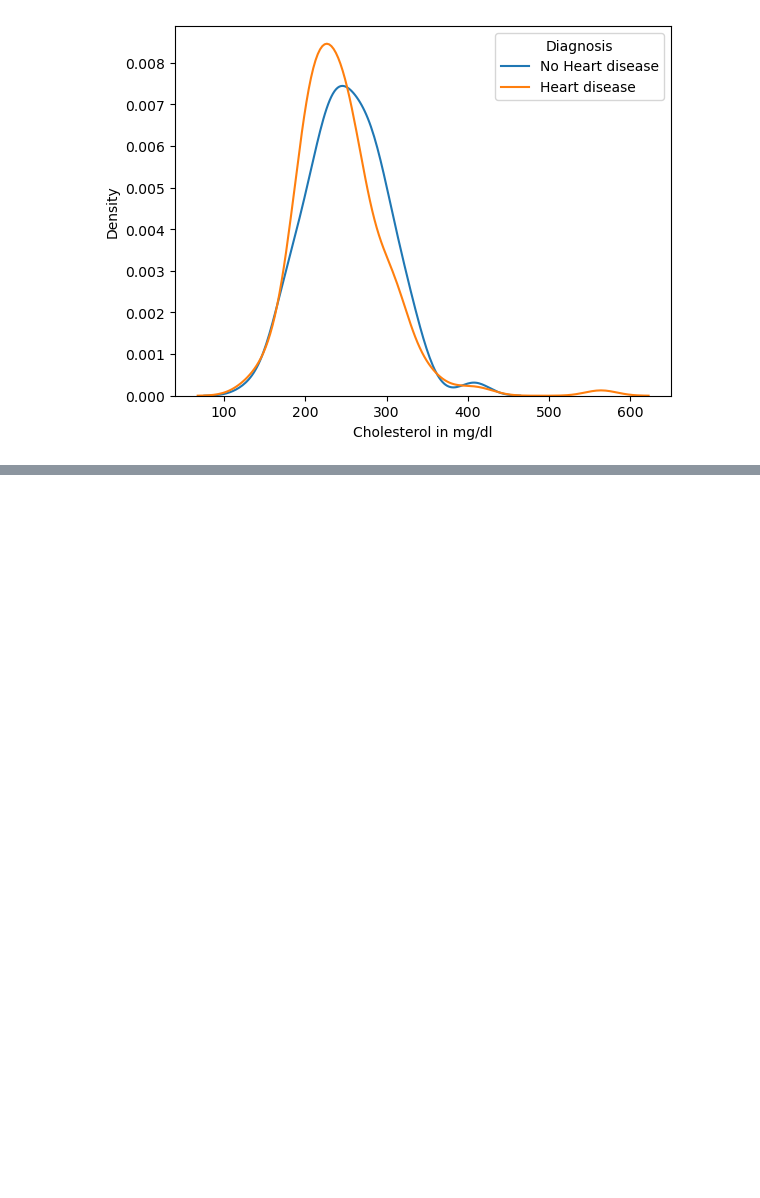
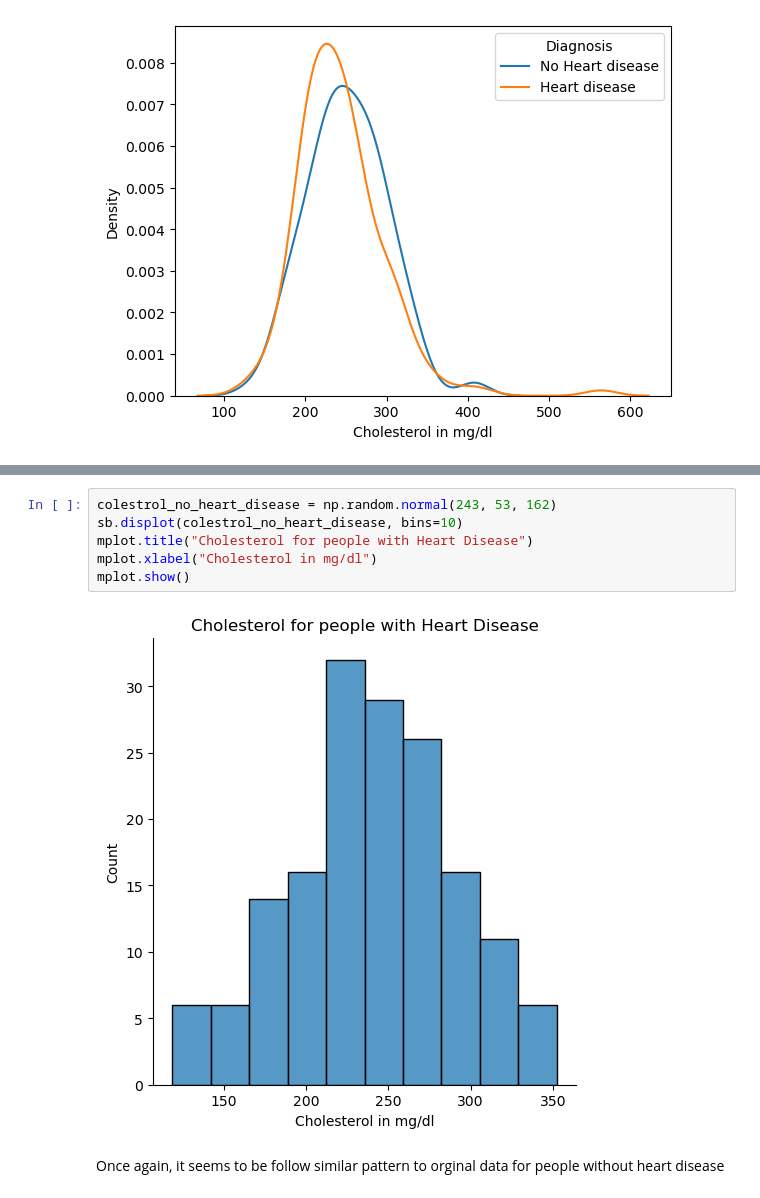
Before and after one commit to frankquinn89/PROGRAMMING_FOR_DATA_ANALYSIS, a Jupyter notebook: project.ipynb, the cells around one changed output, grey strips where cells are left out. Cells and saved outputs as stored; diff of their text form; blank space fills up the shorter version.

```diff
--- a/project.ipynb
+++ b/project.ipynb
@@ -430,0 +491,10 @@ mplot.show()
+# %%
+colestrol_no_heart_disease = np.random.normal(243, 53, 162)
+sb.displot(colestrol_no_heart_disease, bins=10)
+mplot.title("Cholesterol for people with Heart Disease")
+mplot.xlabel("Cholesterol in mg/dl")
+mplot.show()
+# %% [output]
+[figure, added]
+# %% [markdown]
+Once again, it seems to be follow similar pattern to orginal data for people without heart disease
```
Also changed, not shown: parts of 9 cells of this notebook.
